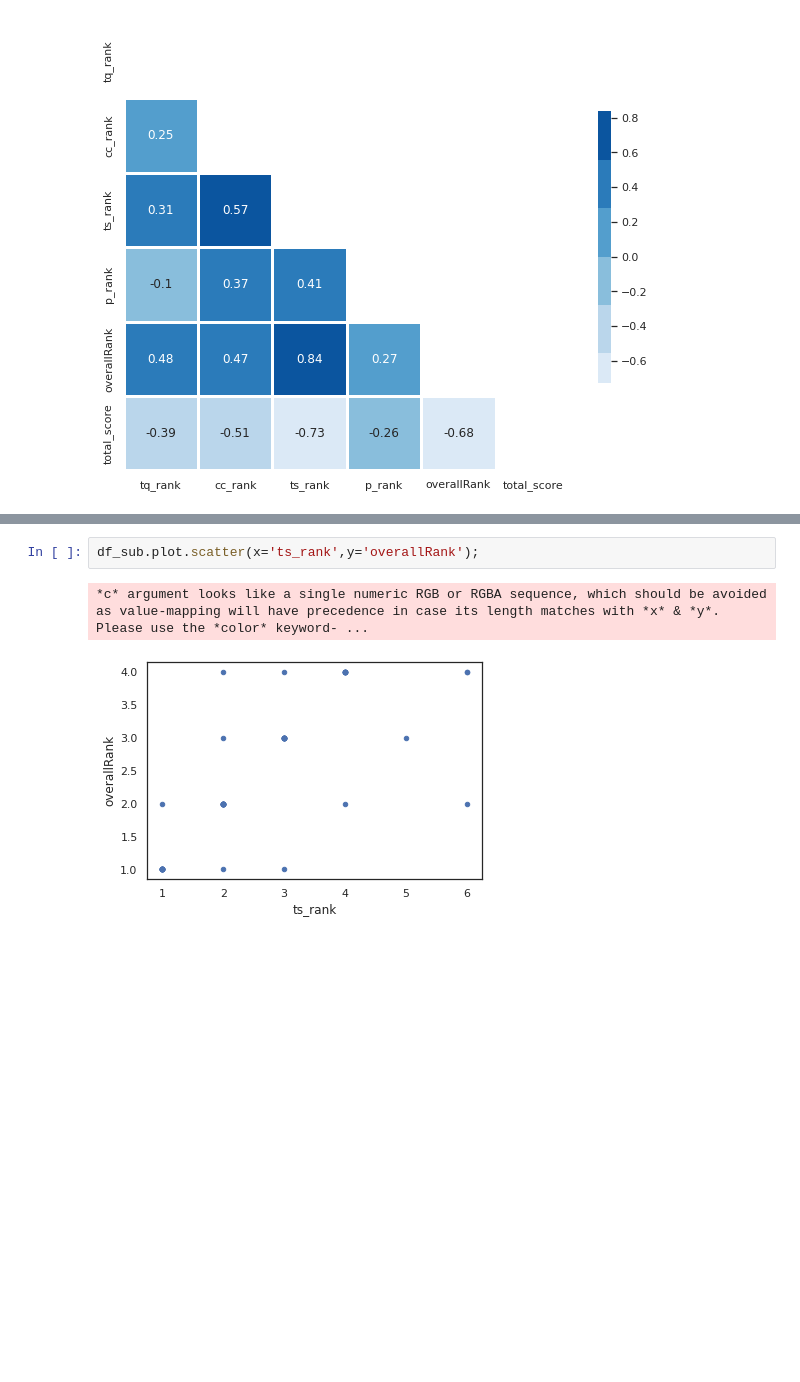
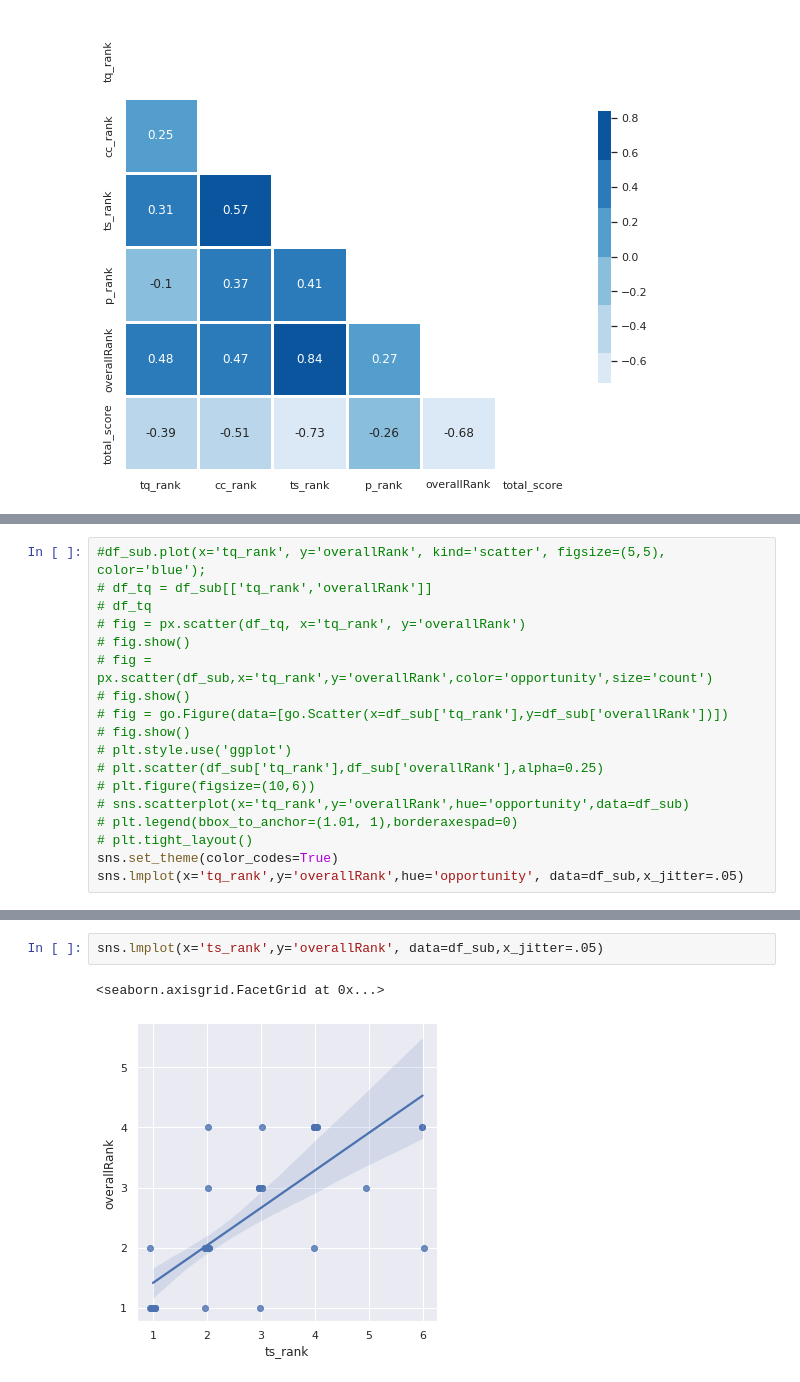
Before and after one commit to bdolor/sec-prediction, a Jupyter notebook: swu.ipynb, the cells around one changed output, grey strips where cells are left out. Saved outputs shown, nothing was run; the diff lists cells and outputs as text; blank space fills up the shorter version.

Commit message:
add images, regression analysis

```diff
--- a/swu.ipynb
+++ b/swu.ipynb
@@ -355,0 +352,18 @@ df_sub.plot(x='tq_rank',y='overallRank', kind='scatter', figsize=(10,5));
+# %%
+#df_sub.plot(x='tq_rank', y='overallRank', kind='scatter', figsize=(5,5), color='blue');
+# df_tq = df_sub[['tq_rank','overallRank']]
+# df_tq
+# fig = px.scatter(df_tq, x='tq_rank', y='overallRank')
+# fig.show()
+# fig = px.scatter(df_sub,x='tq_rank',y='overallRank',color='opportunity',size='count')
+# fig.show()
+# fig = go.Figure(data=[go.Scatter(x=df_sub['tq_rank'],y=df_sub['overallRank'])])
+# fig.show()
+# plt.style.use('ggplot')
+# plt.scatter(df_sub['tq_rank'],df_sub['overallRank'],alpha=0.25)
+# plt.figure(figsize=(10,6))
+# sns.scatterplot(x='tq_rank',y='overallRank',hue='opportunity',data=df_sub)
+# plt.legend(bbox_to_anchor=(1.01, 1),borderaxespad=0)
+# plt.tight_layout()
+sns.set_theme(color_codes=True)
+sns.lmplot(x='tq_rank',y='overallRank',hue='opportunity', data=df_sub,x_jitter=.05)
@@ -356,5 +404,5 @@ df_sub.plot(x='tq_rank',y='overallRank', kind='scatter', figsize=(10,5));
 # %%
-df_sub.plot.scatter(x='ts_rank',y='overallRank');
+sns.lmplot(x='ts_rank',y='overallRank', data=df_sub,x_jitter=.05)
 # %% [output]
-*c* argument looks like a single numeric RGB or RGBA sequence, which should be avoided as value-mapping will have precedence in case its length matches with *x* & *y*.  Please use the *color* keyword- ...
+<seaborn.axisgrid.FacetGrid at 0x...>
-[figure, old version]
+[figure, new version]
```
Also changed, not shown: parts of 17 cells of this notebook, 8 other files.
